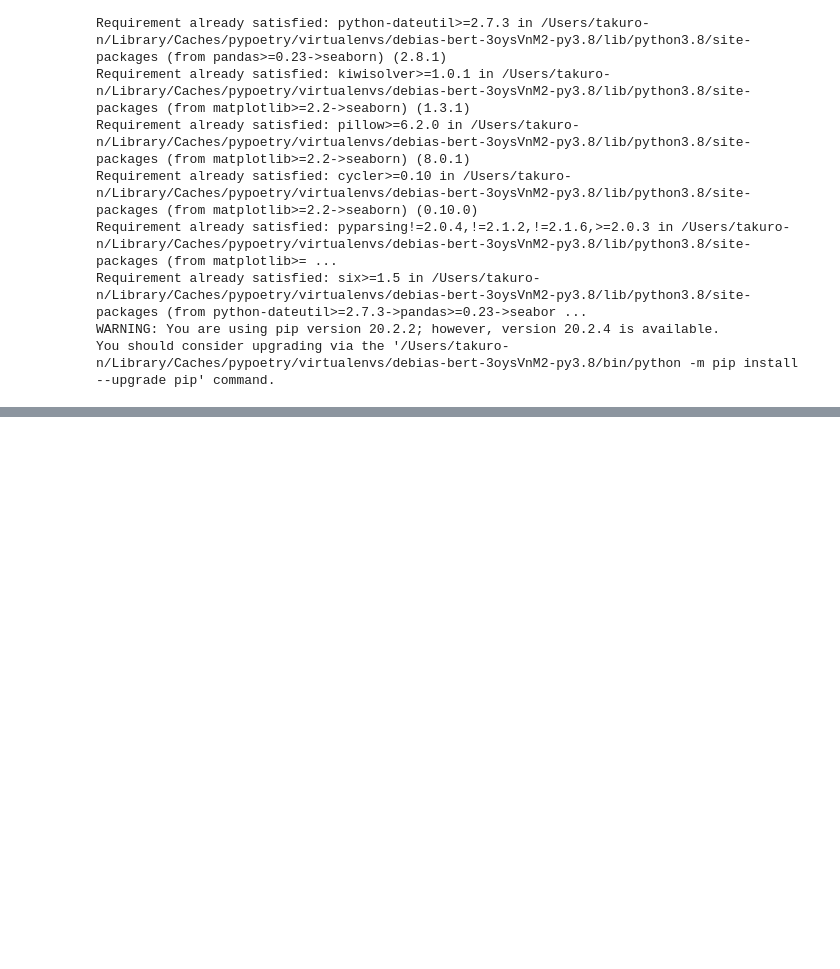
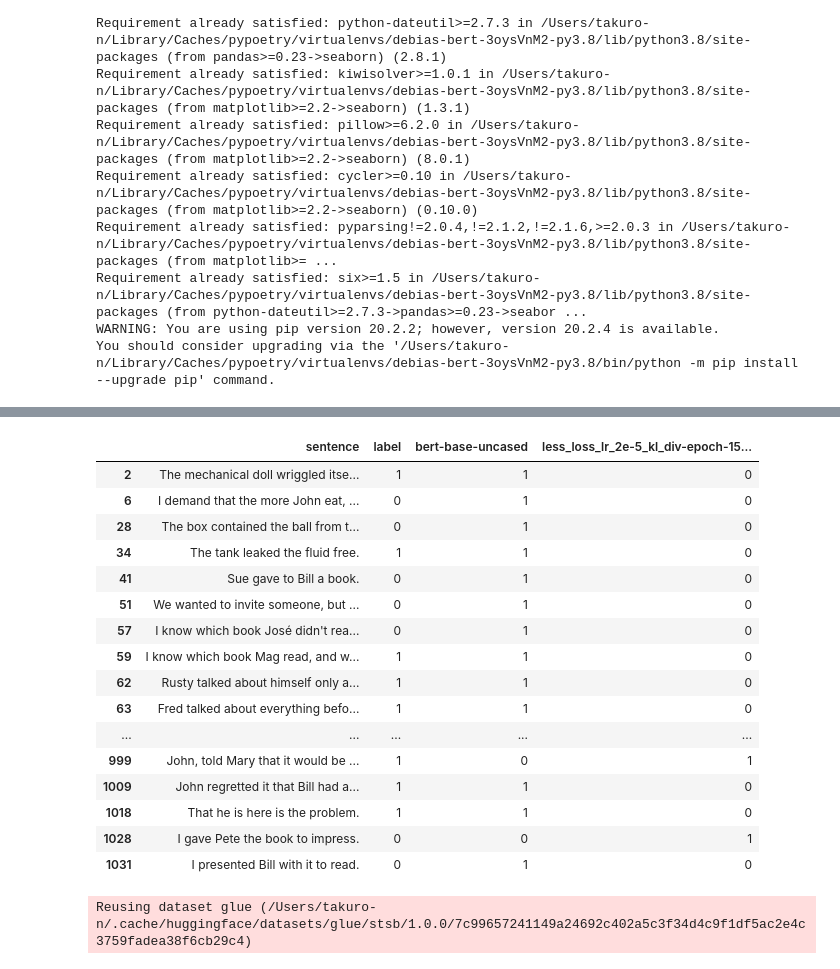
Before and after one commit to otakumesi/debias-BERT, a Jupyter notebook: Analyze_GLUE.ipynb, the cells around one changed output, grey strips where cells are left out. Saved outputs shown, nothing was run; the diff lists cells and outputs as text; code cells hidden in the pictures; blank space fills up the shorter version.

```diff
--- a/Analyze_GLUE.ipynb
+++ b/Analyze_GLUE.ipynb
@@ -35,3 +29,5 @@ target_path = Path('runs') / target_timestamp
+# %%
+target_path = Path('runs') / 'glue' / 'lr_4e-5_batch_32_epoch_3.0'
 # %%
 for task in GLUE_TASKS:
     print(f'{task}:')
@@ -70,7 +60,8 @@ Reusing dataset glue (/Users/otakumesi/.cache/huggingface/datasets/glue/wnli/1.0
 # %%
-df = pd.DataFrame({'sentence1': wnli['sentence1'], 'sentence2': wnli['sentence2'], 'label': wnli['label']})
+wnli = load_dataset('glue', 'wnli', split='validation')
+df_wnli = pd.DataFrame({'sentence1': wnli['sentence1'], 'sentence2': wnli['sentence2'], 'label': wnli['label']})
 
 for model in MODELS:
     task_txt = target_path / 'wnli' / model / f'eval_labels_wnli.txt'
     df_task_results = pd.read_csv(task_txt, sep='\t')
-    df[model] = df_task_results['prediction']
+    df_wnli[model] = df_task_results['prediction']
@@ -77,4 +69,0 @@ for model in MODELS:
-# %%
-pd.set_option('display.max_columns', 500)
-pd.set_option('display.max_rows', 500)
-pd.set_option('display.max_colwidth', 700)
@@ -213,0 +149,30 @@ df
+# %%
+df_cola[df_cola["bert-base-uncased"] != df_cola["less_loss_lr_2e-5_kl_div-epoch-15_no_warmup"]]
+# %% [output]
+|  | sentence | label | bert-base-uncased | less_loss_lr_2e-5_kl_div-epoch-15... |
+| 2 | The mechanical doll wriggled itse... | 1 | 1 | 0 |
+| 6 | I demand that the more John eat, ... | 0 | 1 | 0 |
+| 28 | The box contained the ball from t... | 0 | 1 | 0 |
+| 34 | The tank leaked the fluid free. | 1 | 1 | 0 |
+| 41 | Sue gave to Bill a book. | 0 | 1 | 0 |
+| 51 | We wanted to invite someone, but ... | 0 | 1 | 0 |
+| 57 | I know which book José didn't rea... | 0 | 1 | 0 |
+| 59 | I know which book Mag read, and w... | 1 | 1 | 0 |
+| 62 | Rusty talked about himself only a... | 1 | 1 | 0 |
+| 63 | Fred talked about everything befo... | 1 | 1 | 0 |
+| ... | ... | ... | ... | ... |
+| 999 | John, told Mary that it would be ... | 1 | 0 | 1 |
+| 1009 | John regretted it that Bill had a... | 1 | 1 | 0 |
+| 1018 | That he is here is the problem. | 1 | 1 | 0 |
+| 1028 | I gave Pete the book to impress. | 0 | 0 | 1 |
+| 1031 | I presented Bill with it to read. | 0 | 1 | 0 |
+# %%
+stsb = load_dataset('glue', 'stsb', split='validation')
+df_stsb = pd.DataFrame({'sentence1': stsb['sentence1'], 'sentence2': stsb['sentence2'], 'label': stsb['label']})
+
+for model in MODELS:
+    task_txt = target_path / 'sts-b' / model / f'eval_labels_sts-b.txt'
+    df_task_results = pd.read_csv(task_txt, sep='\t')
+    df_stsb[model] = df_task_results['prediction']
+# %% [output]
+Reusing dataset glue (/Users/takuro-n/.cache/huggingface/datasets/glue/stsb/1.0.0/7c99657241149a24692c402a5c3f34d4c9f1df5ac2e4c3759fadea38f6cb29c4)
```
Also changed, not shown: parts of 22 cells of this notebook.
